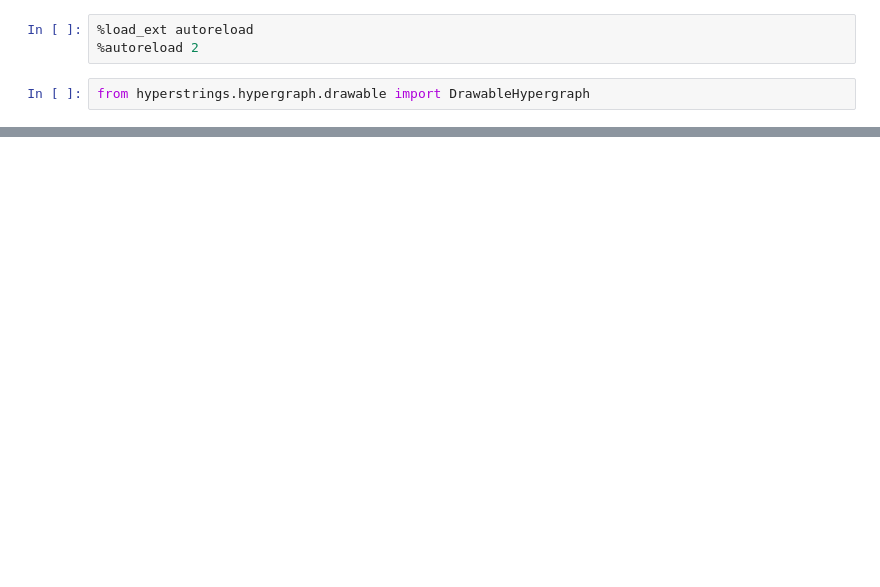
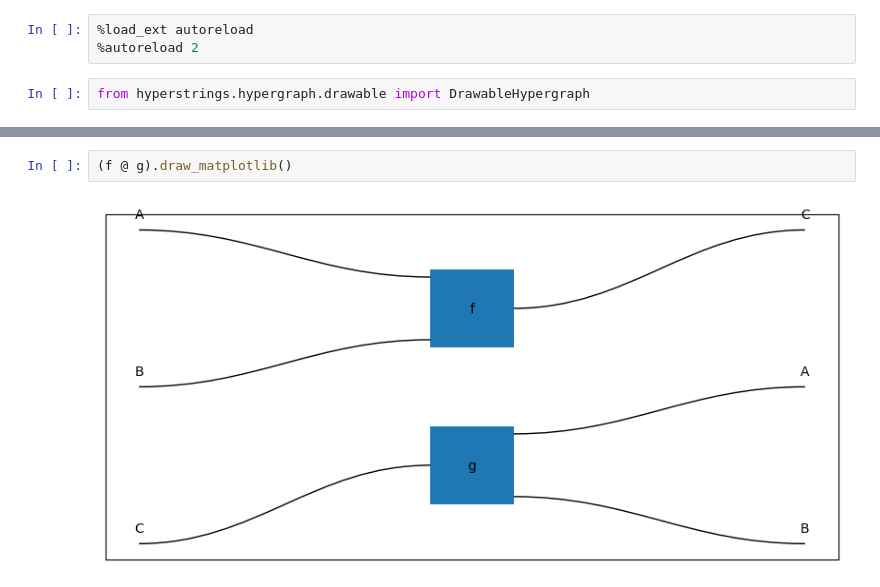
Before and after one commit to alexkoziell/hyperstrings, a Jupyter notebook: prototyping/array.ipynb, the cells around one changed output, grey strips where cells are left out. Drawn from its saved outputs; the diff is of its cells as text; blank space fills up the shorter version.

```diff
--- a/prototyping/array.ipynb
+++ b/prototyping/array.ipynb
@@ -72,0 +28,4 @@ array([[0., 0.],
+# %%
+(f @ g).draw_matplotlib()
+# %% [output]
+[figure, added]
```
Also changed, not shown: parts of 12 cells of this notebook, 4 other files.
